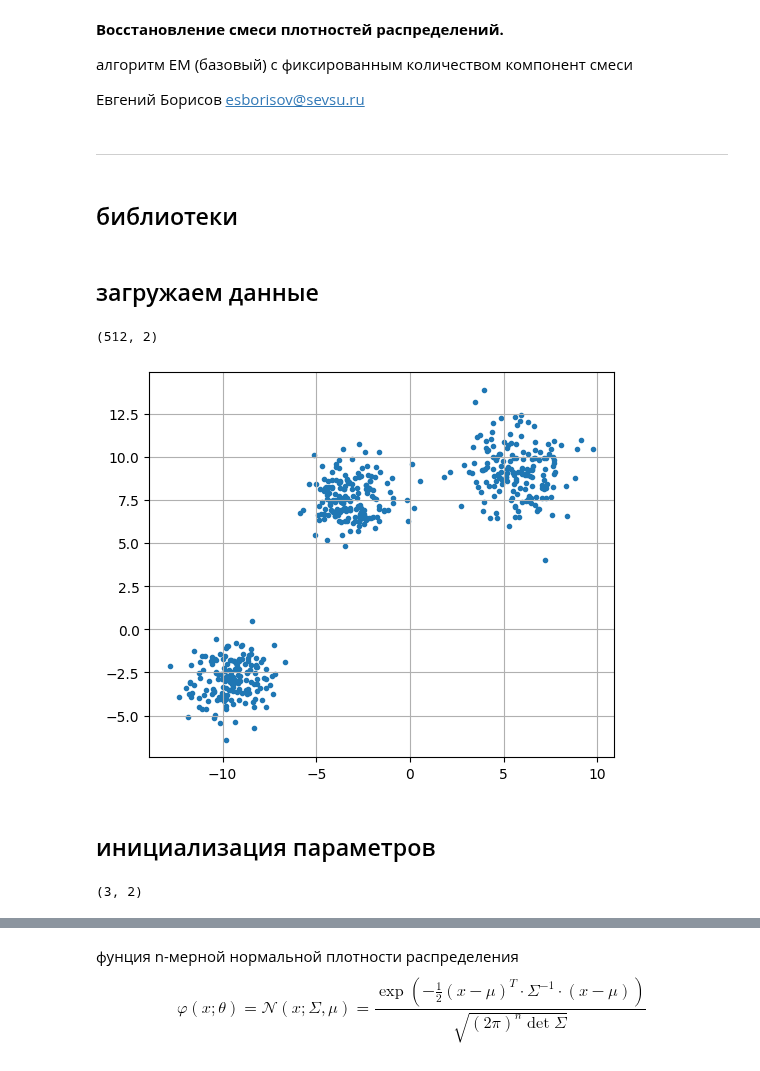
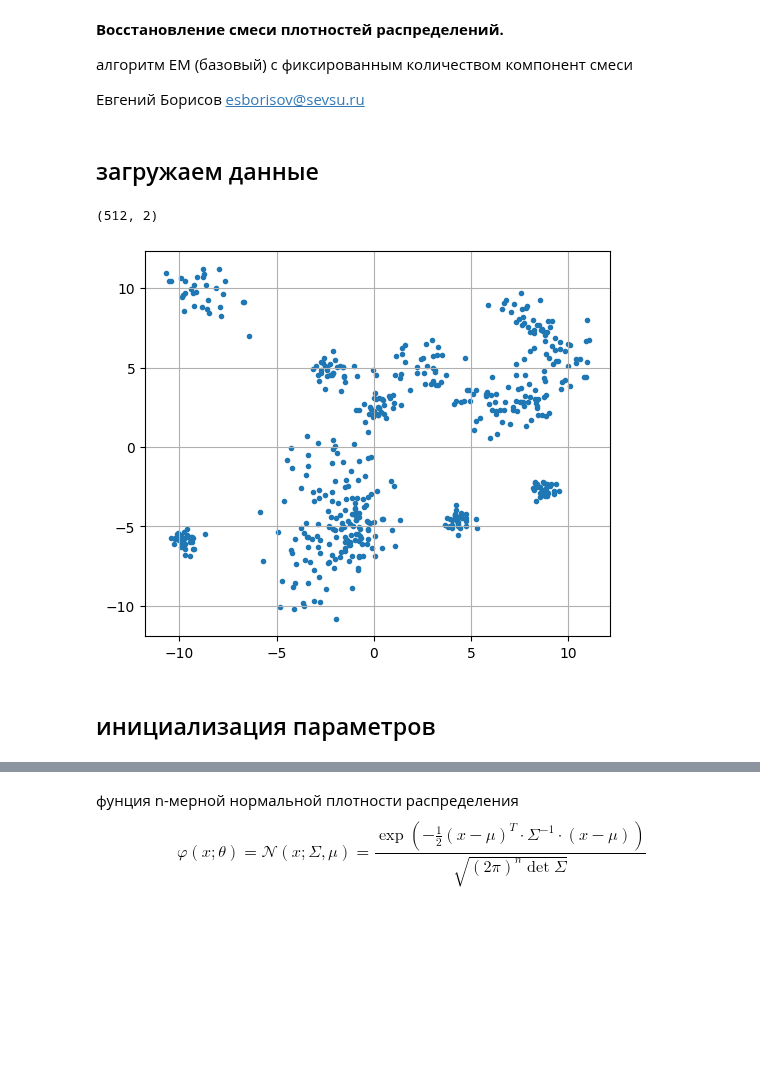
Before and after one commit to mechanoid5/ml_lectorium_2024_I, a Jupyter notebook: examples/10-em/01-em.ipynb, the cells around one changed output, grey strips where cells are left out. Cells and saved outputs as stored; diff of their text form; code cells hidden in the pictures; blank space fills up the shorter version.

```diff
--- a/examples/10-em/01-em.ipynb
+++ b/examples/10-em/01-em.ipynb
@@ -4,9 +4,5 @@
 алгоритм EM (базовый) с фиксированным количеством компонент смеси
 
 Евгений Борисов <esborisov@sevsu.ru>
-# %% [markdown]
----
-# %% [markdown]
-## библиотеки
 # %%
 import numpy as np
@@ -16,26 +14,23 @@ import matplotlib.pyplot as plt
 # %%
 from sklearn.datasets import make_blobs
 
-n_comp = 3 # количество компонент
+n_components = 16 # количество компонент
 
-X,_ = make_blobs( n_samples=512, centers=n_comp, cluster_std=[ 1.1, 1.5, 1.1,] )
+X,_ = make_blobs(
+    n_samples=512,
+    centers=n_components,
+    cluster_std=np.abs(rng.normal(loc=1.,scale=.3,size=n_components))
+)
 display( X.shape )
 
 fig, ax = plt.subplots(figsize=(6,5))
 ax.scatter( x=X[:,0], y=X[:,1], marker='.' )
 ax.grid()
 # %% [output]
 (512, 2)
-[figure, old version]
+[figure, new version]
 # %%
 # from sklearn.preprocessing import StandardScaler
 # X = StandardScaler().fit_transform(X)
 # %% [markdown]
 ## инициализация параметров
-# %%
-from sklearn.cluster import KMeans
-
-mu = KMeans(n_clusters=n_comp, max_iter=10).fit(X).cluster_centers_
-display( mu.shape )
-# %% [output]
-(3, 2)
```
Also changed, not shown: parts of 29 cells of this notebook, 3 other files.
